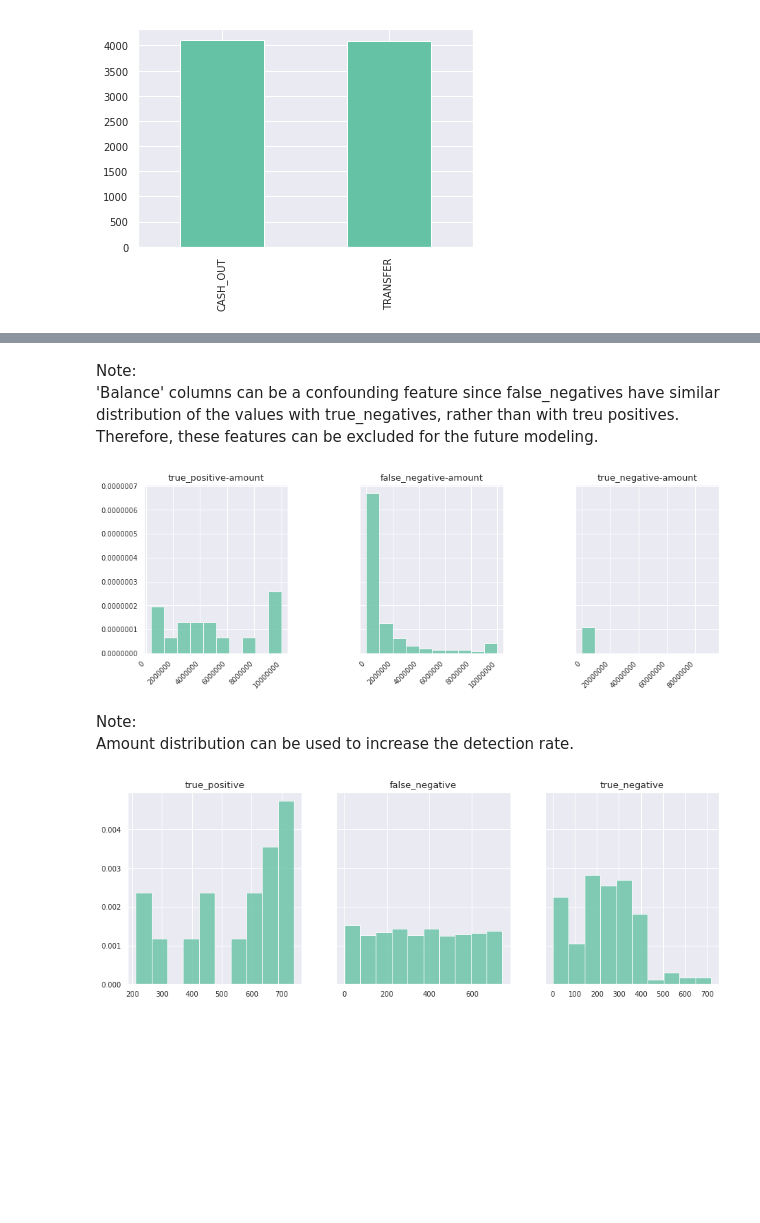
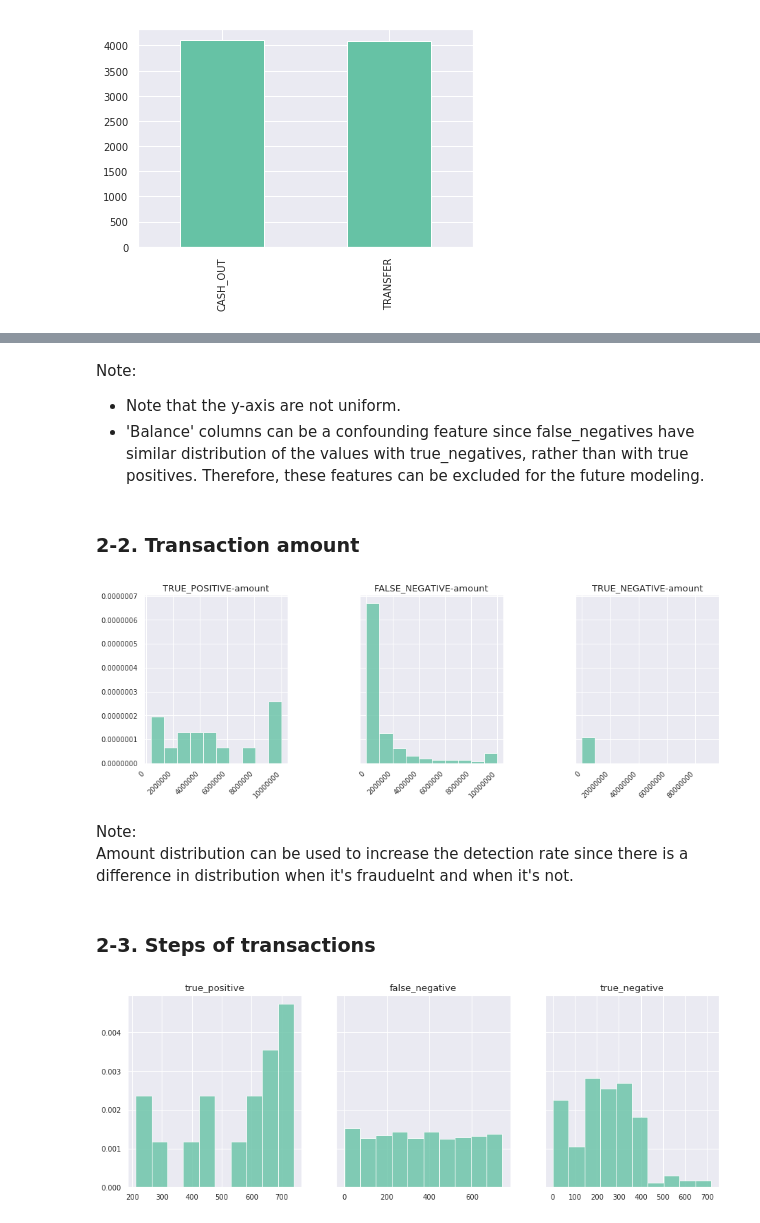
Before and after one commit to soyhyoj/CodeOp1-DA1-FraudDetectionPaysim, a Jupyter notebook: notebooks/EDA-merged.ipynb, the cells around one changed output, grey strips where cells are left out. Drawn from its saved outputs; the diff is of its cells as text; code cells hidden in the pictures; blank space fills up the shorter version.

```diff
--- a/notebooks/EDA-merged.ipynb
+++ b/notebooks/EDA-merged.ipynb
@@ -270,7 +281,7 @@ df_names = ['true_positive', 'false_negative', 'true_negative']
 balances = ['oldbalanceOrg', 'newbalanceOrig', 'oldbalanceDest', 'newbalanceDest']
 # %%
 # Let's compare balance of customer and recipient before & after transaction
-# TP vs. FP vs. TN
+# (TP vs. FN vs. TN)
 
 fig, ax = plt.subplots(4, 3, figsize=(15,15))
 plt.subplots_adjust(hspace=.3, wspace=.3)
@@ -278,7 +289,7 @@ plt.subplots_adjust(hspace=.3, wspace=.3)
 for i, df in enumerate(df_list):
     for j, balance in enumerate(balances):
         g=df[balance].hist(alpha=.8, ax=ax[j, i%3])
-        g.set_title(df_names[i]+'-'+balances[j])
+        g.set_title(df_names[i].upper()+'-'+balances[j])
 
 plt.show()
 # %% [output]
@@ -286,23 +297,28 @@ plt.show()
 # %% [markdown]
 Note:<br>
-'Balance' columns can be a confounding feature since false_negatives have similar distribution of the values with true_negatives, rather than with treu positives.
+- Note that the y-axis are not uniform.
+- 'Balance' columns can be a confounding feature since false_negatives have similar distribution of the values with true_negatives, rather than with true positives.
 Therefore, these features can be excluded for the future modeling.
+# %% [markdown]
+### 2-2. Transaction amount
 # %%
-# amount of each transaction
+# Plot amount of each transaction (TP vs. FN vs. TN)
 
 fig, ax = plt.subplots(1, 3, figsize=(15,5), sharey=True)
 plt.subplots_adjust(wspace=.5)
 
 for i, df in enumerate(df_list):
     g = df.amount.hist(alpha=.8, ax=ax[i], density=True) #Normalized histogram
-    g.set_title(df_names[i]+'-amount')
+    g.set_title(df_names[i].upper()+'-amount')
     g.ticklabel_format(style = 'plain')
 
 fig.autofmt_xdate(rotation=45)
 plt.show()
 # %% [output]
-[figure, old version]
+[figure, new version]
 # %% [markdown]
 Note:<br>
-Amount distribution can be used to increase the detection rate.
+Amount distribution can be used to increase the detection rate since there is a difference in distribution when it's frauduelnt and when it's not.
+# %% [markdown]
+### 2-3. Steps of transactions
 # %%
```
Also changed, not shown: parts of 19 cells of this notebook, 1 other file.
